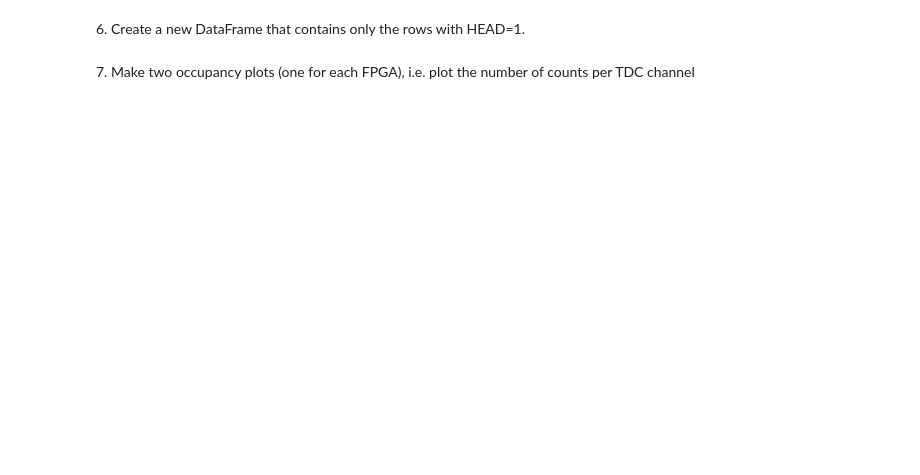
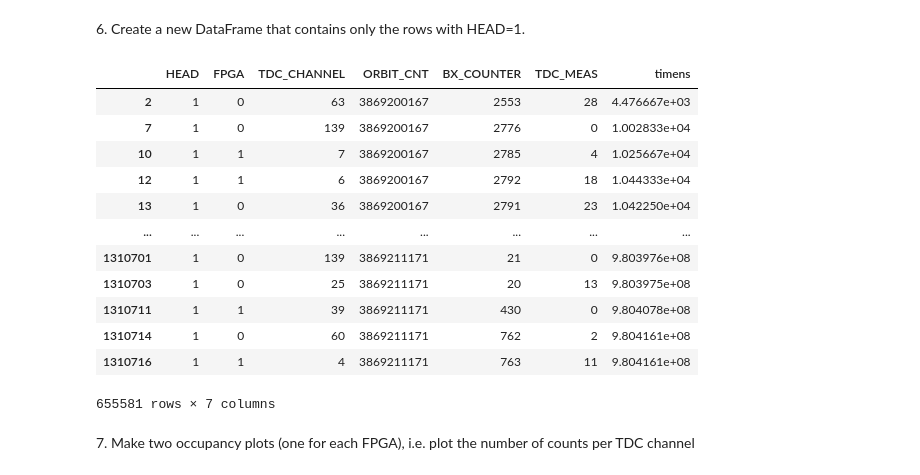
Before and after one commit to GiosueSardoInfirri/LaboratoryOfComputationalPhysics_Y5, a Jupyter notebook: 06ex_Pandas.ipynb, the cells around one changed output. Drawn from its saved outputs; the diff is of its cells as text; code cells hidden in the pictures; blank space fills up the shorter version.

```diff
--- a/06ex_Pandas.ipynb
+++ b/06ex_Pandas.ipynb
@@ -82,4 +89,21 @@ KeyboardInterrupt:
 # %% [markdown]
 6\. Create a new DataFrame that contains only the rows with HEAD=1.
+# %%
+data_head1 = data[data['HEAD'] == 1]
+data_head1
+# %% [output]
+|  | HEAD | FPGA | TDC_CHANNEL | ORBIT_CNT | BX_COUNTER | TDC_MEAS | timens |
+| 2 | 1 | 0 | 63 | 3869200167 | 2553 | 28 | 4.476667e+03 |
+| 7 | 1 | 0 | 139 | 3869200167 | 2776 | 0 | 1.002833e+04 |
+| 10 | 1 | 1 | 7 | 3869200167 | 2785 | 4 | 1.025667e+04 |
+| 12 | 1 | 1 | 6 | 3869200167 | 2792 | 18 | 1.044333e+04 |
+| 13 | 1 | 0 | 36 | 3869200167 | 2791 | 23 | 1.042250e+04 |
+| ... | ... | ... | ... | ... | ... | ... | ... |
+| 1310701 | 1 | 0 | 139 | 3869211171 | 21 | 0 | 9.803976e+08 |
+| 1310703 | 1 | 0 | 25 | 3869211171 | 20 | 13 | 9.803975e+08 |
+| 1310711 | 1 | 1 | 39 | 3869211171 | 430 | 0 | 9.804078e+08 |
+| 1310714 | 1 | 0 | 60 | 3869211171 | 762 | 2 | 9.804161e+08 |
+| 1310716 | 1 | 1 | 4 | 3869211171 | 763 | 11 | 9.804161e+08 |
+655581 rows × 7 columns
 # %% [markdown]
 7\. Make two occupancy plots (one for each FPGA), i.e. plot the number of counts per TDC channel
```
Also changed, not shown: parts of 4 cells of this notebook.
